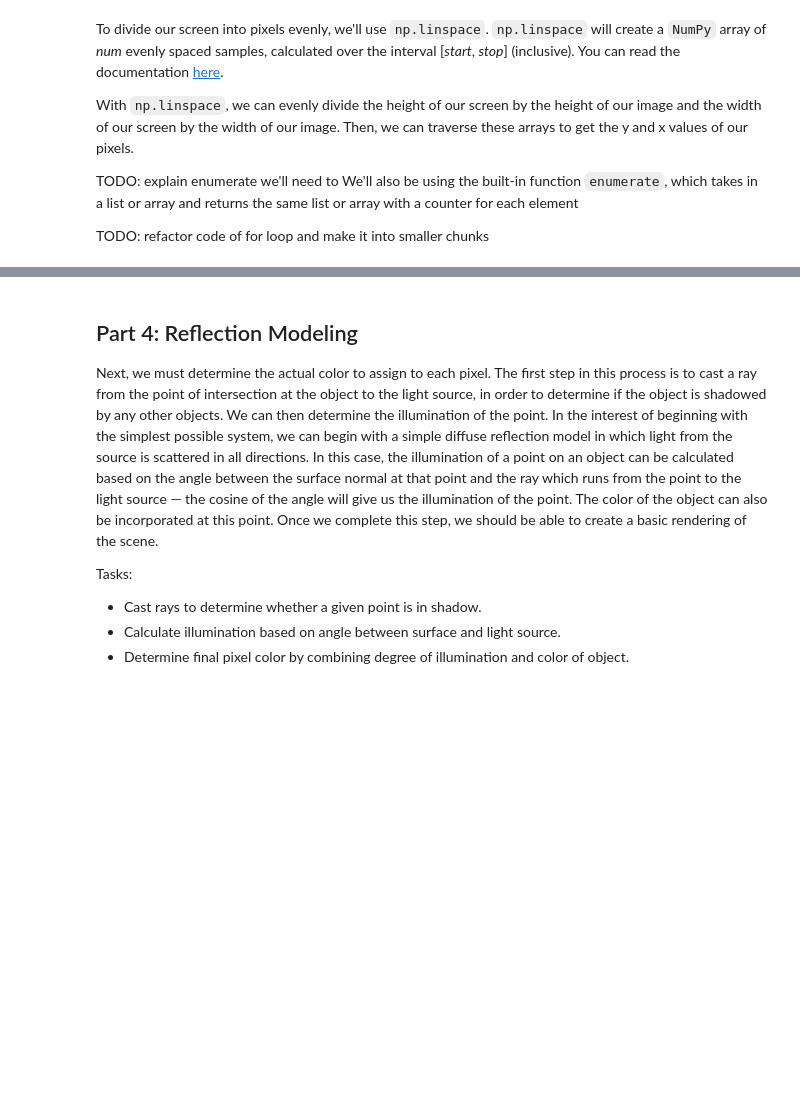
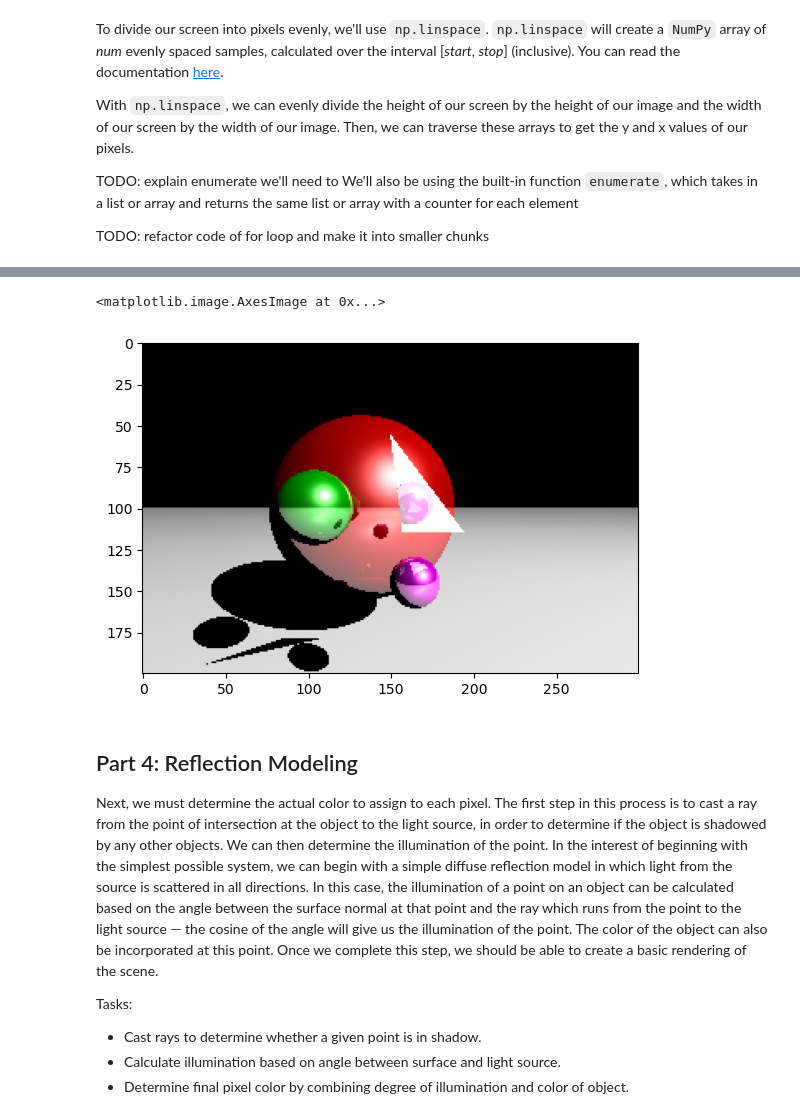
Before and after one commit to HMC-CS123-F23/cs-123-class-project-jade-lillian-ryan, a Jupyter notebook: project.ipynb, the cells around one changed output, grey strips where cells are left out. Drawn from its saved outputs; the diff is of its cells as text; code cells hidden in the pictures; blank space fills up the shorter version.

```diff
--- a/project.ipynb
+++ b/project.ipynb
@@ -365,6 +481,9 @@ for i, y in enumerate(np.linspace(screen[1], screen[3], height)):
 # %%
 # Save Image to output
-plt.imsave('image.png', image)
+plt.imshow(image)
+# %% [output]
+<matplotlib.image.AxesImage at 0x...>
+[figure, added]
 # %% [markdown]
 ## Part 4: Reflection Modeling
 
```
Also changed, not shown: parts of 5 cells of this notebook.
